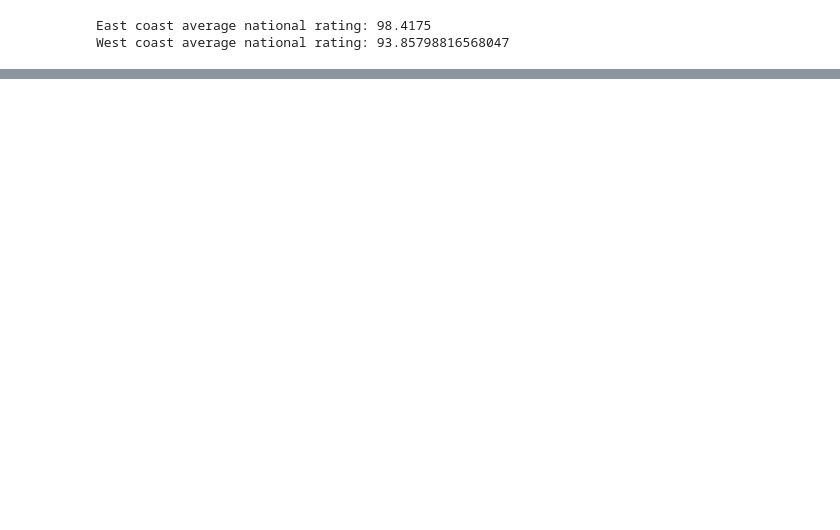
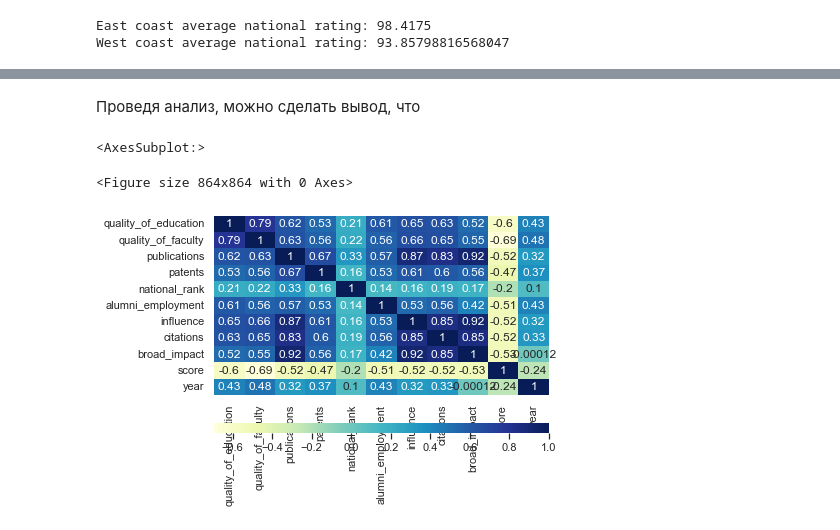
Before and after one commit to Artemidividiy/hse_hw, a Jupyter notebook: hse_hw.ipynb, the cells around one changed output, grey strips where cells are left out. Saved outputs shown, nothing was run; the diff lists cells and outputs as text; code cells hidden in the pictures; blank space fills up the shorter version.

```diff
--- a/hse_hw.ipynb
+++ b/hse_hw.ipynb
@@ -134,0 +250,13 @@ plt.show()
+# %% [markdown]
+Проведя анализ, можно сделать вывод, что
+# %%
+quality_unis = uni_data[["institution","quality_of_education", "quality_of_faculty", "publications", "patents", "country", "national_rank", "alumni_employment", "influence", "citations", "broad_impact", "score", "year"]]
+figure = plt.figure(figsize=(12, 12))
+grid_kws = {"height_ratios": (.9, .05), "hspace": .3}
+f, (ax, cbar_ax) = plt.subplots(2, gridspec_kw=grid_kws)
+sns.heatmap(data=quality_unis.corr(), cmap="YlGnBu", annot=True, cbar_ax=cbar_ax,
+                 cbar_kws={"orientation": "horizontal"}, ax=ax)
+# %% [output]
+<AxesSubplot:>
+<Figure size 864x864 with 0 Axes>
+[figure, added]
```
Also changed, not shown: parts of 22 cells of this notebook, 6 other files.
